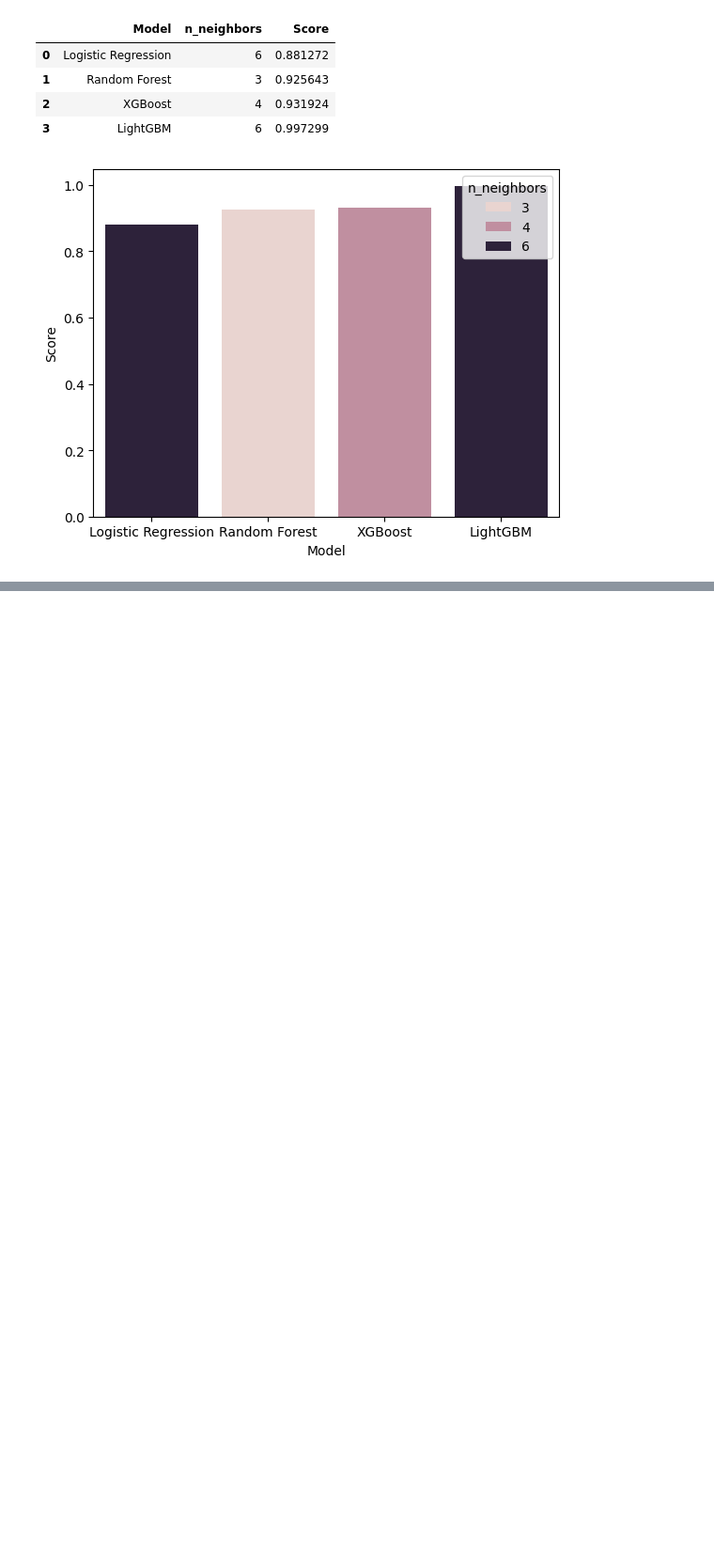
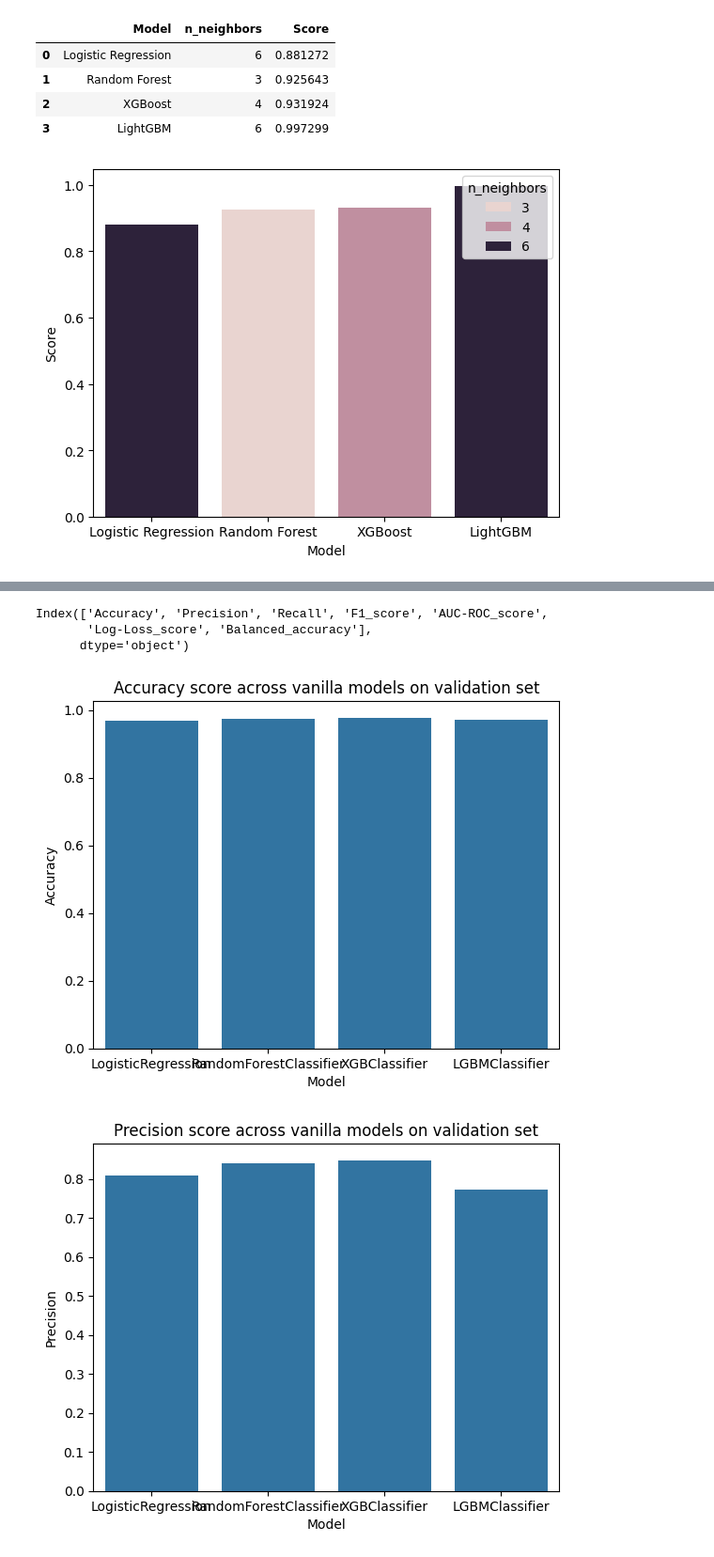
Before and after one commit to S84v/gst-analytics-hackathon, a Jupyter notebook: main.ipynb, the cells around one changed output, grey strips where cells are left out. Shown at 94% size. Cells and saved outputs as stored; diff of their text form; code cells hidden in the pictures; blank space fills up the shorter version.

Commit message:
Basic models + Metrics

```diff
--- a/main.ipynb
+++ b/main.ipynb
@@ -618,0 +623,12 @@ plt.show()
+# %%
+# metric_list = ['accuracy', 'precision', 'recall', 'f1', 'auc_roc', 'log_loss', 'balanced_accuracy']
+model_list = ['LogisticRegression', 'RandomForestClassifier', 'XGBClassifier' ,'LGBMClassifier']
+
+model_list1 = []
+accuracy_list = []
+precision_list = []
+recall_list = []
+f1_list = []
+auc_roc_list = []
+log_loss_list = []
+balanced_accuracy_list = []
@@ -618,0 +734,11 @@ plt.show()
+# %%
+model_scores = pd.DataFrame({
+    'Model': model_list,
+    'Accuracy': accuracy_list,
+    'Precision': precision_list,
+    'Recall': recall_list,
+    'F1_score': f1_list,
+    'AUC-ROC_score': auc_roc_list,
+    'Log-Loss_score': log_loss_list,
+    'Balanced_accuracy': balanced_accuracy_list
+})
@@ -618,0 +753,14 @@ plt.show()
+# %%
+model_scores.columns[1:]
+# %% [output]
+Index(['Accuracy', 'Precision', 'Recall', 'F1_score', 'AUC-ROC_score',
+       'Log-Loss_score', 'Balanced_accuracy'],
+      dtype='object')
+# %%
+for col in model_scores.columns[1:]:
+    ax = sns.barplot(data=model_scores, x = 'Model', y = col)
+    ax.set_title(f'{col} score across vanilla models on validation set')
+    plt.show()
+# %% [output]
+[figure, added]
+[figure, added]
```
Also changed, not shown: parts of 14 cells of this notebook.
